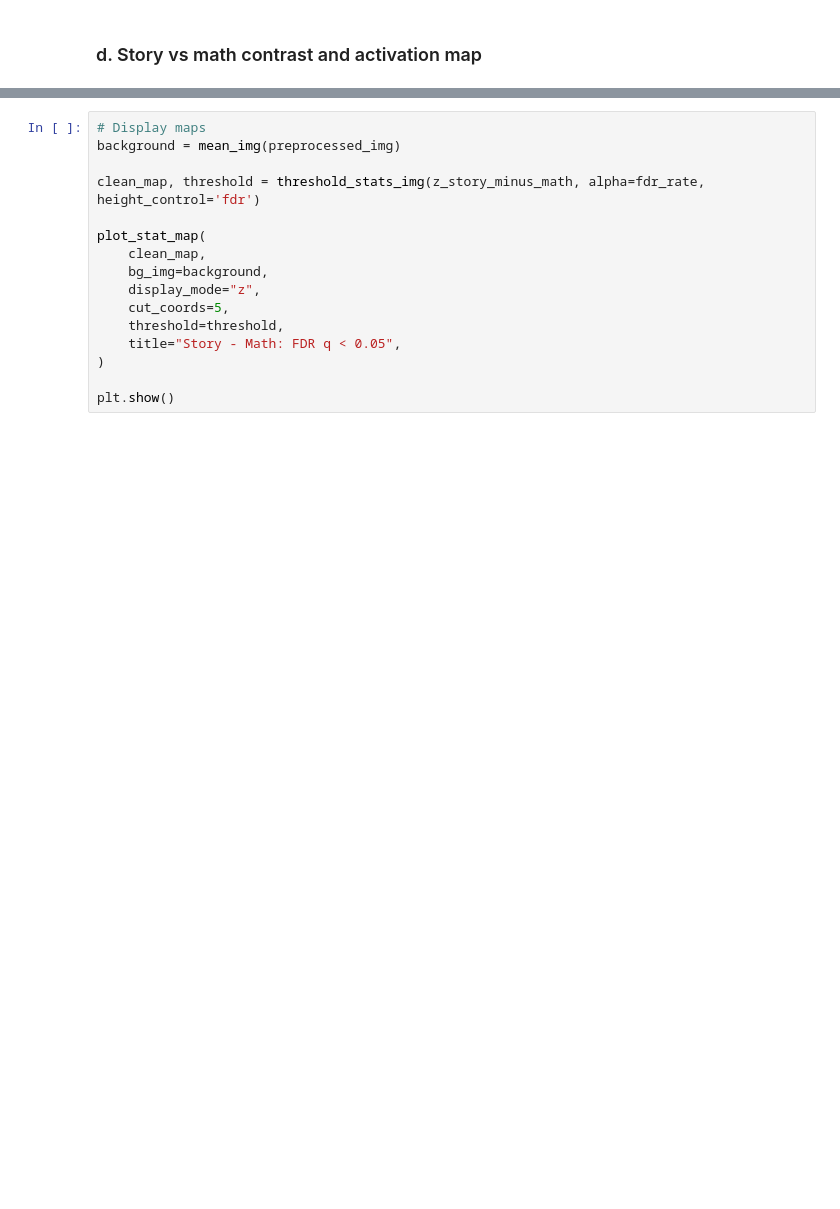
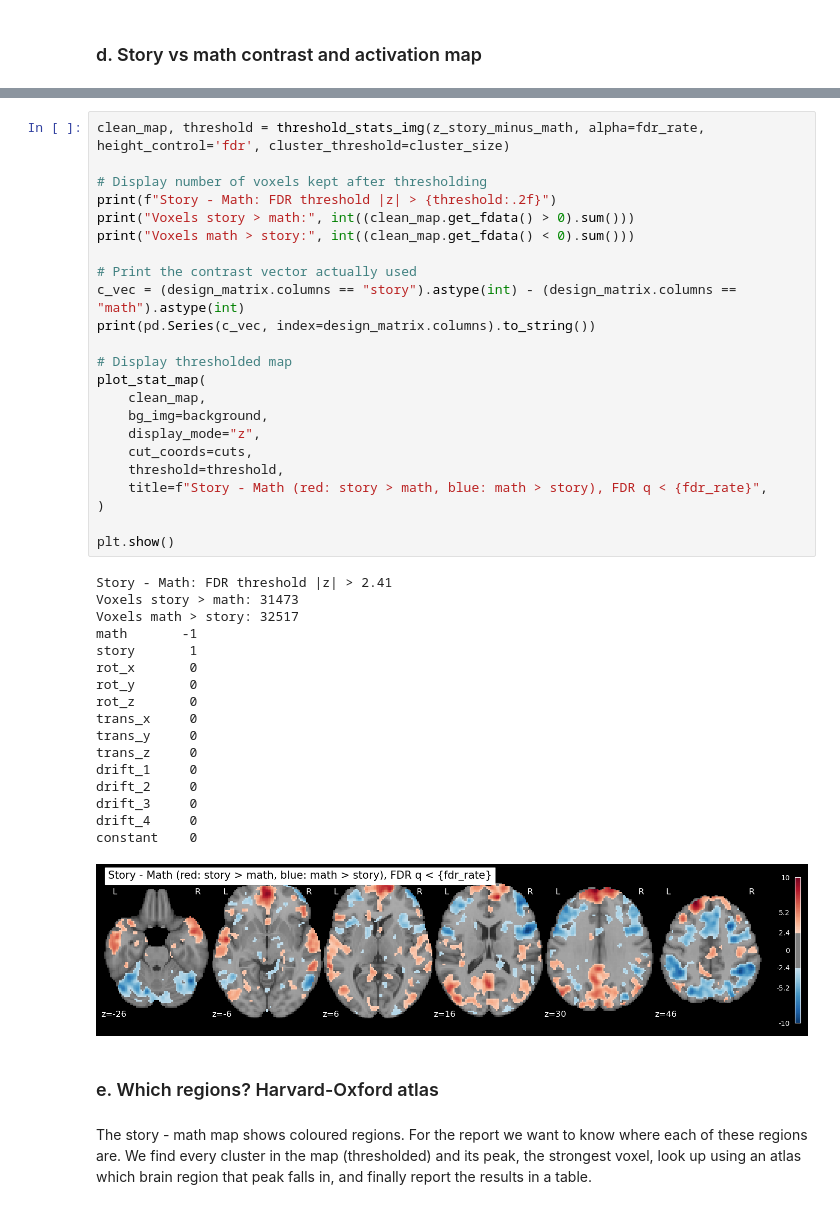
Before and after one commit to egenilloud/NX421_project1, a Jupyter notebook: scripts/GLM.ipynb, the cells around one changed output, grey strips where cells are left out. Drawn from its saved outputs; the diff is of its cells as text; blank space fills up the shorter version.

```diff
--- a/scripts/GLM.ipynb
+++ b/scripts/GLM.ipynb
@@ -234,16 +292,45 @@ NameError: name 'glm' is not defined
 # %%
-# Display maps
-background = mean_img(preprocessed_img)
+clean_map, threshold = threshold_stats_img(z_story_minus_math, alpha=fdr_rate, height_control='fdr', cluster_threshold=cluster_size)
 
-clean_map, threshold = threshold_stats_img(z_story_minus_math, alpha=fdr_rate, height_control='fdr')
+# Display number of voxels kept after thresholding
+print(f"Story - Math: FDR threshold |z| > {threshold:.2f}")
+print("Voxels story > math:", int((clean_map.get_fdata() > 0).sum()))
+print("Voxels math > story:", int((clean_map.get_fdata() < 0).sum()))
 
+# Print the contrast vector actually used
+c_vec = (design_matrix.columns == "story").astype(int) - (design_matrix.columns == "math").astype(int)
+print(pd.Series(c_vec, index=design_matrix.columns).to_string())
+
+# Display thresholded map
 plot_stat_map(
     clean_map,
     bg_img=background,
     display_mode="z",
-    cut_coords=5,
+    cut_coords=cuts,
     threshold=threshold,
-    title="Story - Math: FDR q < 0.05",
+    title=f"Story - Math (red: story > math, blue: math > story), FDR q < {fdr_rate}",
 )
 
 plt.show()
+# %% [output]
+Story - Math: FDR threshold |z| > 2.41
+Voxels story > math: 31473
+Voxels math > story: 32517
+math       -1
+story       1
+rot_x       0
+rot_y       0
+rot_z       0
+trans_x     0
+trans_y     0
+trans_z     0
+drift_1     0
+drift_2     0
+drift_3     0
+drift_4     0
+constant    0
+[figure, added]
+# %% [markdown]
+### e. Which regions? Harvard-Oxford atlas
+# %% [markdown]
+The story - math map shows coloured regions. For the report we want to know where each of these regions are. We find every cluster in the map (thresholded) and its peak, the strongest voxel, look up using an atlas which brain region that peak falls in, and finally report the results in a table.
```
Also changed, not shown: parts of 26 cells of this notebook, 1 other file.
